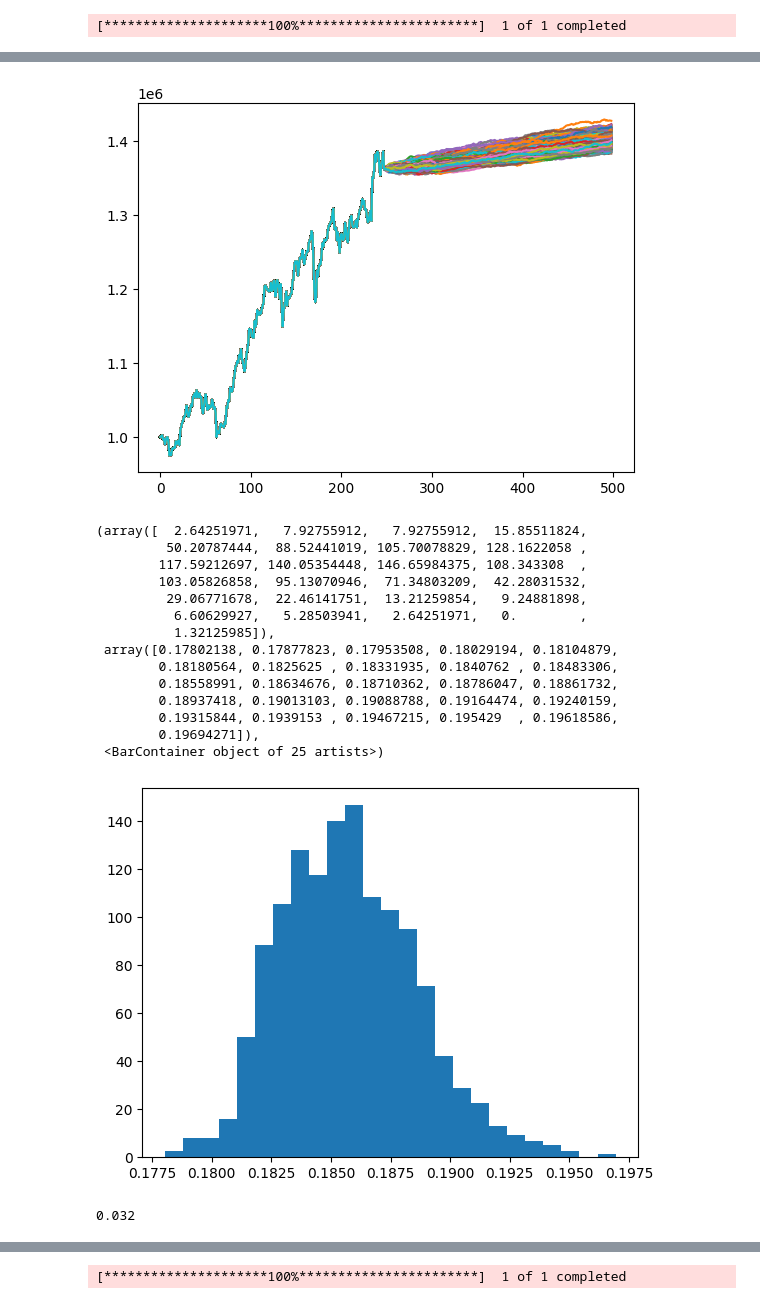
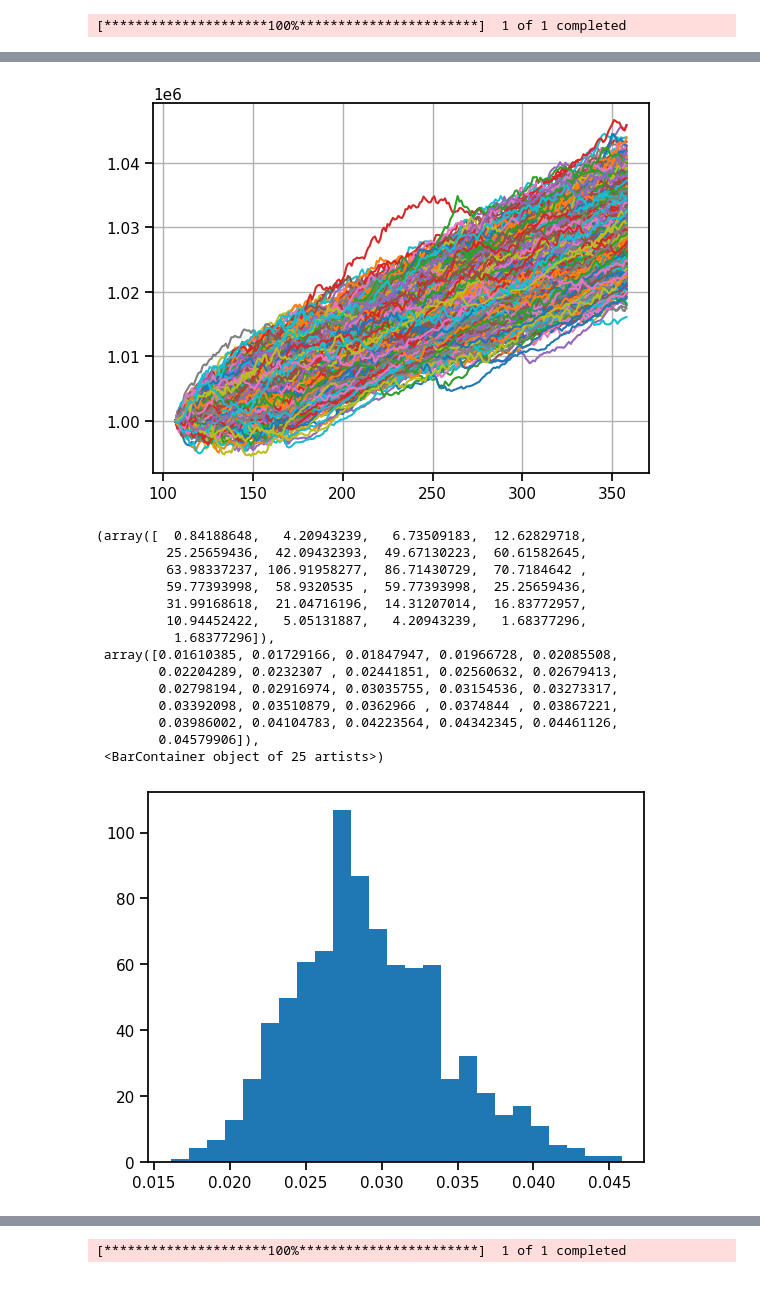
Before and after one commit to AlphaShk/macd_trading_model, a Jupyter notebook: fellowship.ipynb, the cells around one changed output, grey strips where cells are left out. Cells and saved outputs as stored; diff of their text form; code cells hidden in the pictures.

```diff
--- a/fellowship.ipynb
+++ b/fellowship.ipynb
@@ -8,2 +13,4 @@ import pandas_datareader as pdr
 
 from trading_tools import MACD_Model
+# %%
+sns.set_context("notebook")
@@ -34,3 +50,3 @@ stock.drop(['MA_l < MA_s','MA_l > MA_s'],axis=1,inplace=True)
 # %%
 model = MACD_Model(stock)
-# optimized_params = model.tune('2000','2012')
+optimized_params = model.tune('2000','2012')
@@ -37,6 +73,5 @@ model = MACD_Model(stock)
 # %%
-# PARAMS = np.round(optimized_params)[0]
-PARAMS = [80,5]
+PARAMS = np.round(optimized_params)[0]
 # %%
 model.set_params(PARAMS)
 simulation_results,metrics = model.run_simulation('2014','2024')
@@ -133,4 +206,0 @@ for _ in range(1000):
-# %%
-model = MACD_Model(stock)
-model.set_params(PARAMS)
-simulation_results,_ = model.run_simulation('2000','2024')
@@ -142,48 +207,50 @@ simulation_results[['Asset','Cash']].plot()
 # %%
 mu = ((stock['Adj Close'].pct_change().dropna()+1).prod())**(1/stock.shape[0])-1
 sigma = stock['Adj Close'].pct_change().dropna().std()
 x = stock.iloc[-1]['Adj Close']
 
 def var_historic(data: pd.DataFrame, level = 99):
     return -np.percentile(data, (100 - level))
 def cvar_historic(data: pd.DataFrame, level = 99):
     is_beyond = data <= -var_historic(data, level = level)
     return -data[is_beyond].mean()
 
 returns = []
 var_cvar = []
 
 for _ in range(1000):
     gen_df = pd.DataFrame({'Adj Close': simulate_MC(x,mu,sigma)})
-    df = pd.concat([stock.reset_index(), gen_df])[-500:-1].reset_index()[['Adj Close']]
-    model_mc = MACD_Model(df)
-    model_mc.set_params(PARAMS)
+
+    df = pd.concat([stock.reset_index(), gen_df])[-360:-1].reset_index()[['Adj Close']]
+    df['MA Long'] = df['Adj Close'].rolling(window=int(PARAMS[0])).mean()
+    df['MA Short'] = df['Adj Close'].rolling(window=int(PARAMS[1])).mean()
+    df = df.iloc[-252:]
+
+    model_mc = MACD_Model()
     model_mc.ir_const = True
-    sim,_ = model_mc.run_simulation()
-    var_cvar.append([var_historic(sim.pct_change().dropna()),cvar_historic(sim.pct_change().dropna())])
+    sim,_ = model_mc.run_simulation(data=df)
+    rets = sim['Capital'].pct_change().dropna()
+    var_cvar.append([var_historic(rets),cvar_historic(rets)])
     returns.append(-model_mc.calculate_metrics('return'))
     sim['Capital'].plot()
+plt.grid()
 # %% [output]
-[figure, old version]
+[figure, new version]
 # %%
 plt.hist(returns,25,density=1)
 # %% [output]
-(array([  2.64251971,   7.92755912,   7.92755912,  15.85511824,
-         50.20787444,  88.52441019, 105.70078829, 128.1622058 ,
-        117.59212697, 140.05354448, 146.65984375, 108.343308  ,
-        103.05826858,  95.13070946,  71.34803209,  42.28031532,
-         29.06771678,  22.46141751,  13.21259854,   9.24881898,
-          6.60629927,   5.28503941,   2.64251971,   0.        ,
-          1.32125985]),
- array([0.17802138, 0.17877823, 0.17953508, 0.18029194, 0.18104879,
-        0.18180564, 0.1825625 , 0.18331935, 0.1840762 , 0.18483306,
-        0.18558991, 0.18634676, 0.18710362, 0.18786047, 0.18861732,
-        0.18937418, 0.19013103, 0.19088788, 0.19164474, 0.19240159,
-        0.19315844, 0.1939153 , 0.19467215, 0.195429  , 0.19618586,
-        0.19694271]),
+(array([  0.84188648,   4.20943239,   6.73509183,  12.62829718,
+         25.25659436,  42.09432393,  49.67130223,  60.61582645,
+         63.98337237, 106.91958277,  86.71430729,  70.7184642 ,
+         59.77393998,  58.9320535 ,  59.77393998,  25.25659436,
+         31.99168618,  21.04716196,  14.31207014,  16.83772957,
+         10.94452422,   5.05131887,   4.20943239,   1.68377296,
+          1.68377296]),
+ array([0.01610385, 0.01729166, 0.01847947, 0.01966728, 0.02085508,
+        0.02204289, 0.0232307 , 0.02441851, 0.02560632, 0.02679413,
+        0.02798194, 0.02916974, 0.03035755, 0.03154536, 0.03273317,
+        0.03392098, 0.03510879, 0.0362966 , 0.0374844 , 0.03867221,
+        0.03986002, 0.04104783, 0.04223564, 0.04342345, 0.04461126,
+        0.04579906]),
  <BarContainer object of 25 artists>)
-[figure, old version]
+[figure, new version]
-# %%
-var_historic(simulation_results['Capital'].pct_change().dropna()).round(3)
-# %% [output]
-0.032
```
Also changed, not shown: parts of 47 cells of this notebook, 1 other file.
